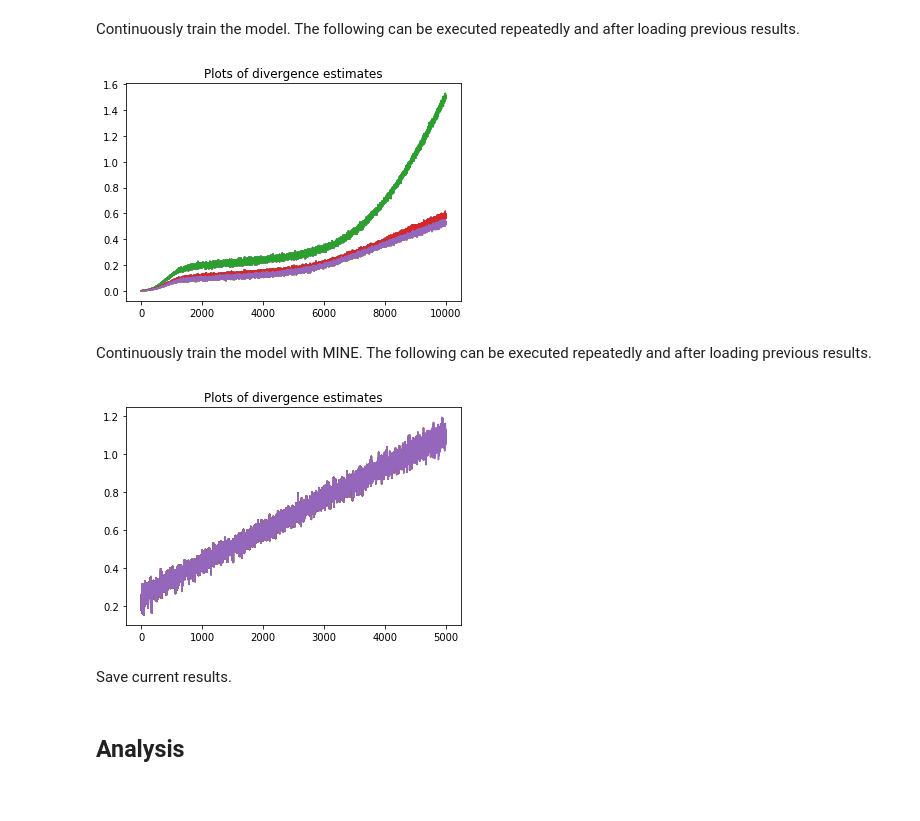
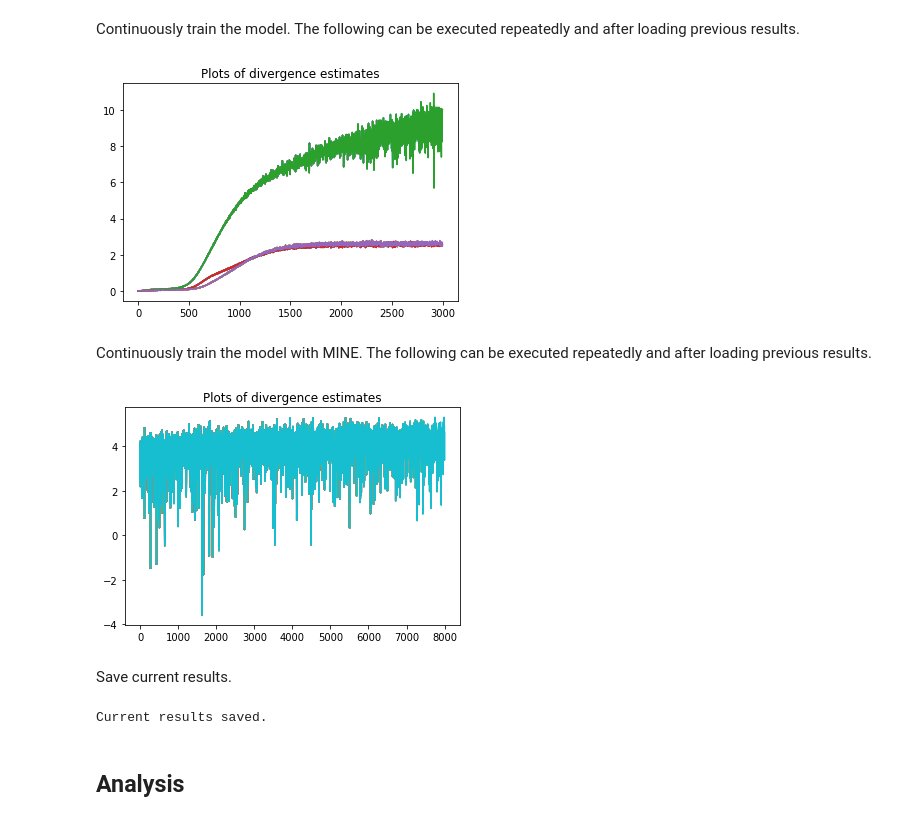
Before and after one commit to ccha23/MI-NEE, a Jupyter notebook: Gaussian_MINEE_MINE.ipynb, the cells around one changed output. Drawn from its saved outputs; the diff is of its cells as text; code cells hidden in the pictures.

```diff
--- a/Gaussian_MINEE_MINE.ipynb
+++ b/Gaussian_MINEE_MINE.ipynb
@@ -34,7 +34,7 @@ Generate data using the gaussian model.
 # %%
 from data.gaussian import Gaussian
 # %%
-sample_size = 400   # sample size
+sample_size = 1000   # sample size
 rho = 0.9           # model parameter
 
 rep = 1             # number of repeated runs
@@ -67,7 +67,7 @@ from model.minee_mine import MINEE_MINE
 # %%
 batch_size = 100       # batch size of data sample
 ref_batch_factor = 10  # batch size expansion factor for reference sample
-lr = 1e-5              # learning rate
+lr = 1e-4              # learning rate
 
 minee_mine_list = []
 for i in range(rep):
@@ -98,7 +98,7 @@ if load_available and os.path.exists(chkpt_name):
 Continuously train the model. The following can be executed repeatedly and after loading previous results.
 # %%
 continue_train = True  # set to True to continue to train
-num_big_steps = 25     # number of small steps
+num_big_steps = 15     # number of small steps
 num_small_steps = 200  # number of big steps
 if continue_train:
     for k in range(num_big_steps):
@@ -121,31 +121,31 @@ if continue_train:
         display.display(plt.gcf())
     display.clear_output()
 # %% [output]
-[figure, old version]
+[figure, new version]
 # %% [markdown]
 Continuously train the model with MINE. The following can be executed repeatedly and after loading previous results.
 # %%
 continue_train = True  # set to True to continue to train
-num_big_steps = 25     # number of small steps
+num_big_steps = 20     # number of small steps
 num_small_steps = 200  # number of big steps
 if continue_train:
     for k in range(num_big_steps):
         for j in range(num_small_steps):
             mine_dXY_list = np.append(mine_dXY_list, np.zeros((rep, 1)), axis=1)
             mi_list = np.append(mi_list, np.zeros((rep, 1)), axis=1)
             for i in range(rep):
                 minee_mine_list[i].step_mine()
                 mine_dXY_list[i,-1] = minee_mine_list[i].forward_mine()
                 mi_list[i,-1] = mine_dXY_list[i, -1].copy()
         # To show intermediate works
         for i in range(rep):
             plt.plot(mine_dXY_list[i, :],label='dXY')
             plt.title('Plots of divergence estimates')
         display.clear_output(wait=True)
         display.display(plt.gcf())
     display.clear_output()
 # %% [output]
-[figure, old version]
+[figure, new version]
 # %% [markdown]
 Save current results.
 # %%
@@ -161,6 +161,8 @@ if overwrite or not os.path.exists(chkpt_name):
         'minee_mine_state_list': minee_mine_state_list
     }, chkpt_name)
     print('Current results saved.')
+# %% [output]
+Current results saved.
 # %% [markdown]
 ## Analysis
 # %% [markdown]
```
Also changed, not shown: parts of 2 cells of this notebook, 1 other file.
